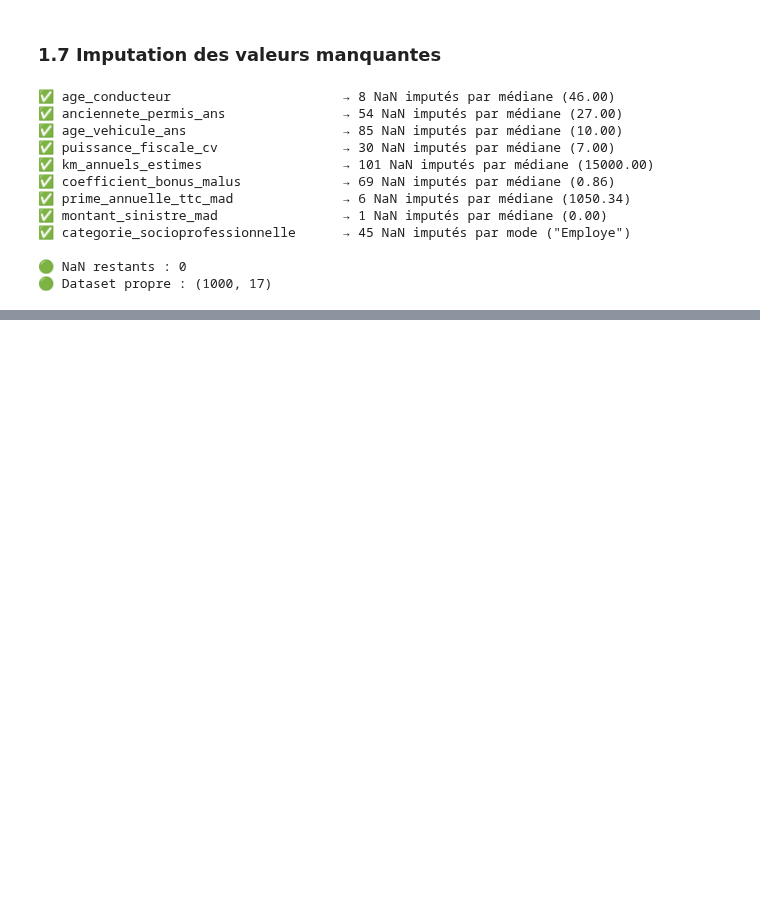
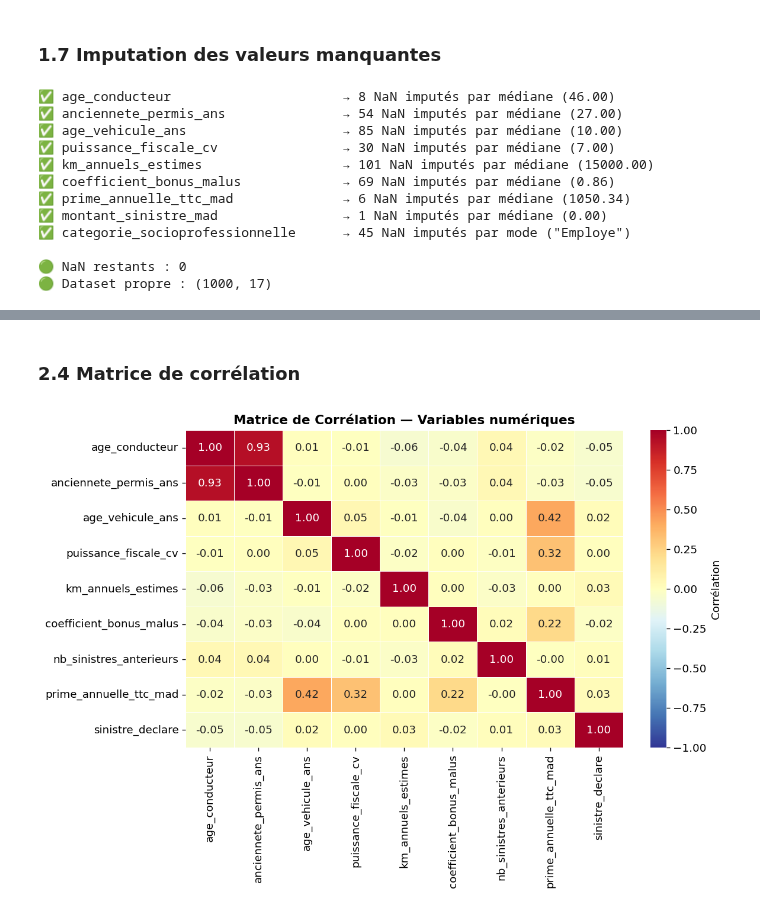
Before and after one commit to imad2014/Analyse-du-Risque-de-Sinistre-Auto-Portefeuille-Marocain, a Jupyter notebook: car_inssurence_project.ipynb, the cells around one changed output, grey strips where cells are left out. Cells and saved outputs as stored; diff of their text form; code cells hidden in the pictures; blank space fills up the shorter version.

```diff
--- a/car_inssurence_project.ipynb
+++ b/car_inssurence_project.ipynb
@@ -259,0 +375,16 @@ data_F.shape
+# %% [markdown]
+### 2.4 Matrice de corrélation
+# %%
+fig, ax = plt.subplots(figsize=(10, 7))
+corr_vars = ['age_conducteur','anciennete_permis_ans','age_vehicule_ans','puissance_fiscale_cv',
+             'km_annuels_estimes','coefficient_bonus_malus','nb_sinistres_anterieurs',
+             'prime_annuelle_ttc_mad','sinistre_declare']
+corr = data_F[corr_vars].corr()
+#mask = np.triu(np.ones_like(corr, dtype=bool))
+sns.heatmap(corr,annot=True,fmt='.2f',cmap='RdYlBu_r',vmax=1,vmin=-1,center=0,cbar_kws={'label': 'Corrélation'},linewidths=0.5,ax=ax)
+ax.set_title('Matrice de Corrélation — Variables numériques', fontweight='bold', fontsize=13)
+plt.tight_layout()
+plt.savefig('fig_04_correlation_matrix.png', bbox_inches='tight')
+plt.show()
+# %% [output]
+[figure, added]
```
Also changed, not shown: parts of 19 cells of this notebook.
